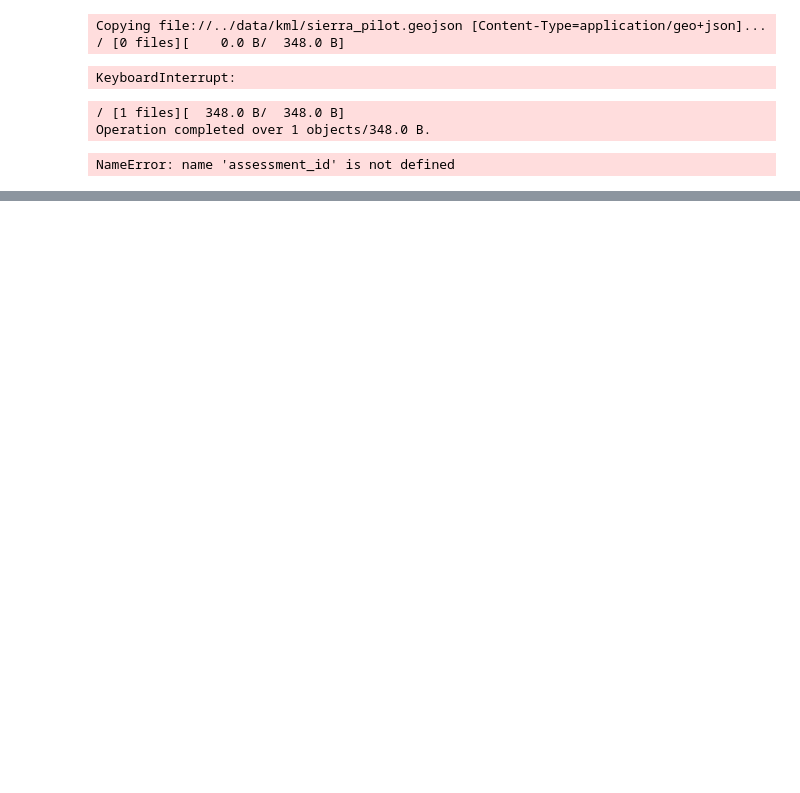
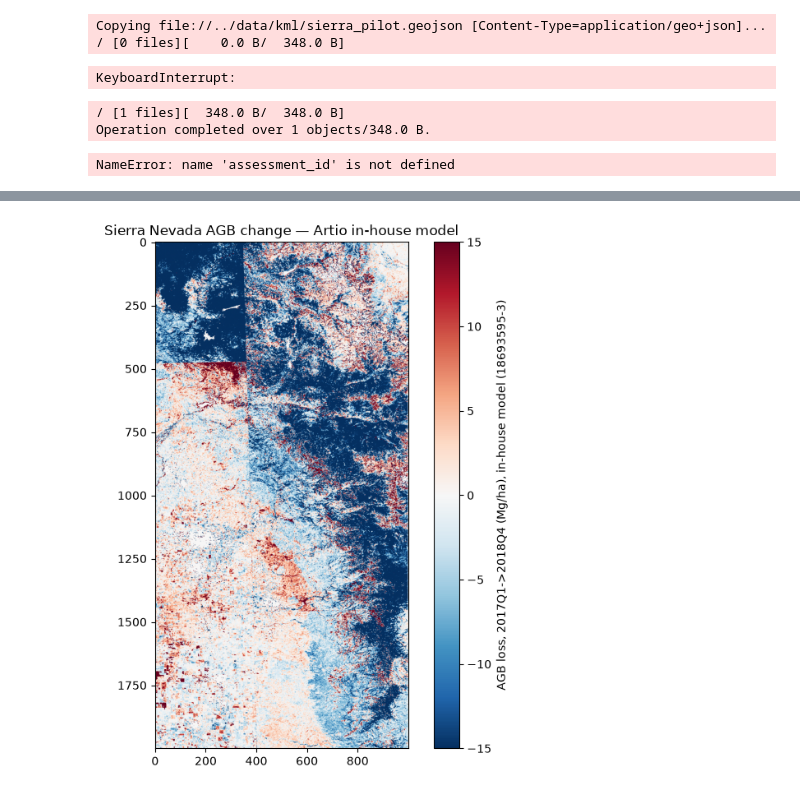
Before and after one commit to ada-th25/climate_impact_curves, a Jupyter notebook: notebooks/03_inhouse_model_comparison.ipynb, the cells around one changed output, grey strips where cells are left out. Drawn from its saved outputs; the diff is of its cells as text; code cells hidden in the pictures; blank space fills up the shorter version.

Commit message:
Artio biomass check

```diff
--- a/notebooks/03_inhouse_model_comparison.ipynb
+++ b/notebooks/03_inhouse_model_comparison.ipynb
@@ -82,0 +84,10 @@ climate_impact_curves_sierra_2016_2018 tiles=7, predictions=0/14 -> incomplete (
+# %%
+import subprocess
+result = subprocess.run(
+    ["gcloud", "ai", "custom-jobs", "list", "--region=europe-west2", "--project=artio-carbon",
+     f"--filter=displayName:biomassagbd-stage2-{assessment_id}*",
+     "--format=value(displayName,state)"],
+    capture_output=True, text=True
+)
+print(result.stdout)
+print(result.stderr)
@@ -82,0 +99,8 @@ climate_impact_curves_sierra_2016_2018 tiles=7, predictions=0/14 -> incomplete (
+# %%
+result = subprocess.run(
+    ["gcloud", "ai", "custom-jobs", "list", "--region=europe-west2", "--project=artio-carbon",
+     f"--filter=displayName:biomassagbd-stage2-{assessment_id}*",
+     "--format=value(name)"],
+    capture_output=True, text=True
+)
+print(result.stdout)
@@ -105,0 +151,17 @@ print(resp.json())
+# %%
+import subprocess, glob, os
+import rasterio
+import numpy as np
+import matplotlib.pyplot as plt
+
+TCO2E_TO_AGB = 1.72  # convert tCO2e/ha -> AGB Mg/ha
+
+def download_predictions(assessment_id, year, quarter, model_id, out_dir="../data/raw/inhouse"):
+    os.makedirs(out_dir, exist_ok=True)
+    gs_path = f"gs://artio-projects/project-assessment/{assessment_id}/biomass/{year}/{quarter}/predictions/{model_id}/"
+    subprocess.run(["gsutil", "-m", "cp", "-r", gs_path, out_dir], check=True)
+    return os.path.join(out_dir, model_id.split("/")[-1] if model_id.endswith("/") else model_id)
+
+for year, quarter in [("2017", "Q1"), ("2018", "Q4")]:
+    for model_id in ["18693595-3", "18693569-4"]:
+        download_predictions(assessment_id, year, quarter, model_id)
@@ -105,0 +230,11 @@ print(resp.json())
+# %%
+loss_inhouse_a = agb_2017q1_a - agb_2018q4_a
+
+fig, ax = plt.subplots(figsize=(8, 8))
+im = ax.imshow(loss_inhouse_a, cmap="RdBu_r", vmin=-15, vmax=15)
+plt.colorbar(im, label="AGB loss, 2017Q1->2018Q4 (Mg/ha), in-house model (18693595-3)")
+plt.title("Sierra Nevada AGB change — Artio in-house model")
+plt.savefig("../data/raw/inhouse_loss_map_model_a.png", dpi=150)
+plt.show()
+# %% [output]
+[figure, added]
```
Also changed, not shown: parts of 12 cells of this notebook.
